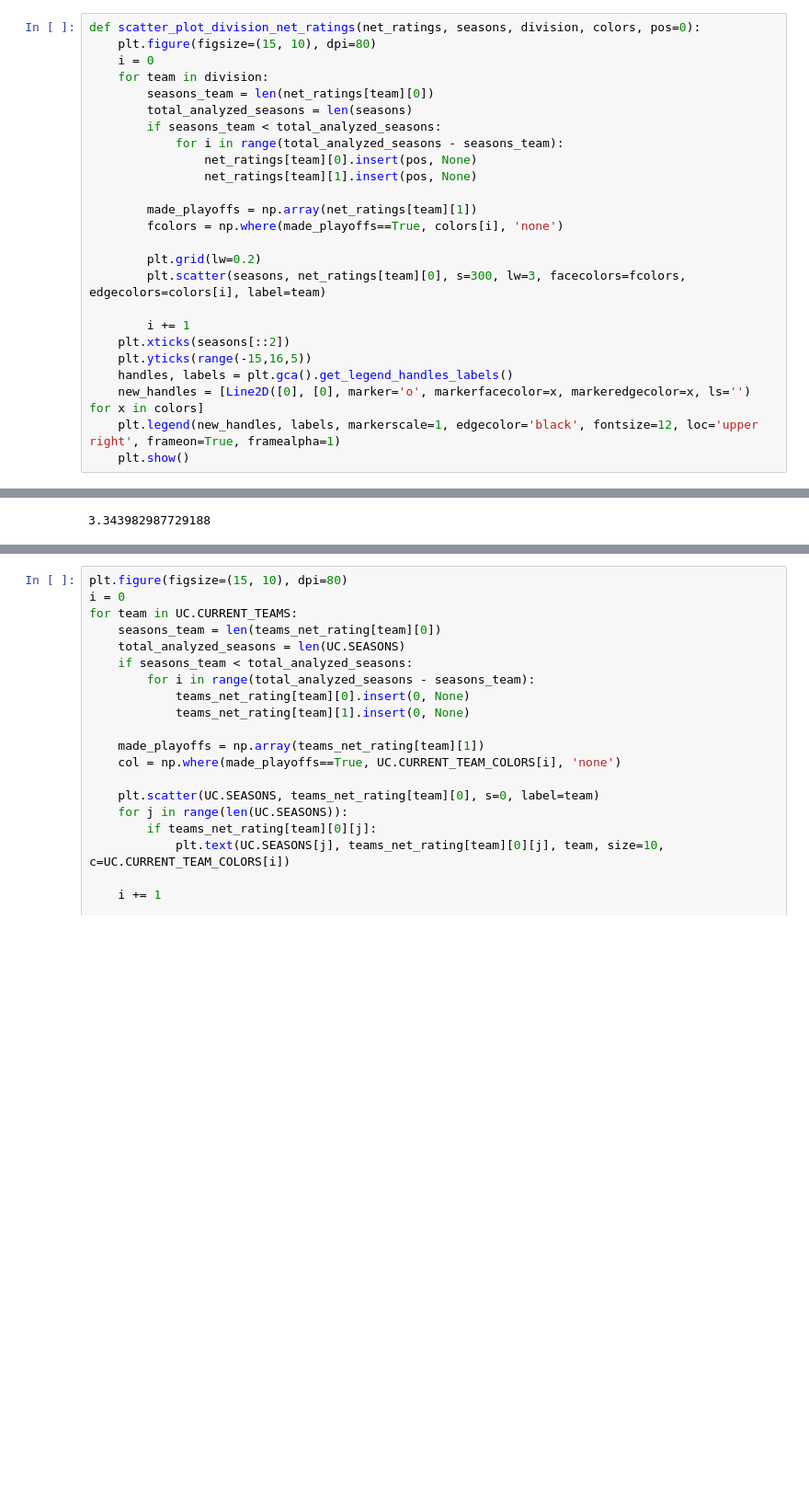
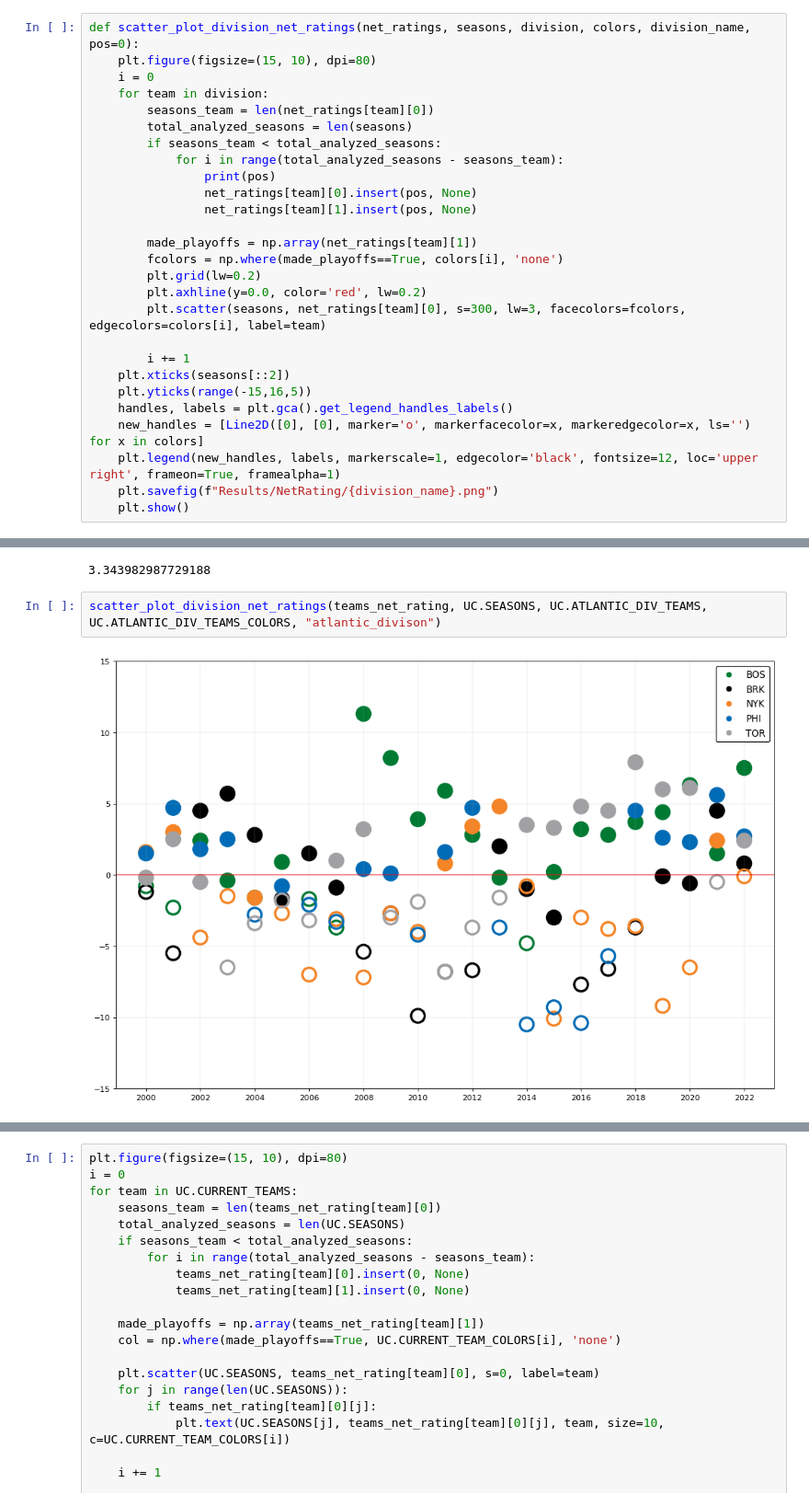
Before and after one commit to mibrahimfm/NBA-analysis, a Jupyter notebook: Net_Rating_Analysys.ipynb, the cells around one changed output, grey strips where cells are left out. Shown at 92% size. Saved outputs shown, nothing was run; the diff lists cells and outputs as text; blank space fills up the shorter version.

Commit message:
Adds net rating comparisons between eastern and western conferences

```diff
--- a/Net_Rating_Analysys.ipynb
+++ b/Net_Rating_Analysys.ipynb
@@ -8,7 +8,7 @@ import matplotlib.colors as mcolors
 from ipynb.fs.full.UtilFunctions import format_season, std
 import ipynb.fs.full.UtilCollections as UC
 # %%
-def scatter_plot_division_net_ratings(net_ratings, seasons, division, colors, pos=0):
+def scatter_plot_division_net_ratings(net_ratings, seasons, division, colors, division_name, pos=0):
     plt.figure(figsize=(15, 10), dpi=80)
     i = 0
     for team in division:
@@ -16,13 +16,14 @@ def scatter_plot_division_net_ratings(net_ratings, seasons, division, colors, po
         total_analyzed_seasons = len(seasons)
         if seasons_team < total_analyzed_seasons:
             for i in range(total_analyzed_seasons - seasons_team):
+                print(pos)
                 net_ratings[team][0].insert(pos, None)
                 net_ratings[team][1].insert(pos, None)
 
         made_playoffs = np.array(net_ratings[team][1])
         fcolors = np.where(made_playoffs==True, colors[i], 'none')
-
         plt.grid(lw=0.2)
+        plt.axhline(y=0.0, color='red', lw=0.2)
         plt.scatter(seasons, net_ratings[team][0], s=300, lw=3, facecolors=fcolors, edgecolors=colors[i], label=team)
 
         i += 1
@@ -31,6 +32,7 @@ def scatter_plot_division_net_ratings(net_ratings, seasons, division, colors, po
     handles, labels = plt.gca().get_legend_handles_labels()
     new_handles = [Line2D([0], [0], marker='o', markerfacecolor=x, markeredgecolor=x, ls='') for x in colors]
     plt.legend(new_handles, labels, markerscale=1, edgecolor='black', fontsize=12, loc='upper right', frameon=True, framealpha=1)
+    plt.savefig(f"Results/NetRating/{division_name}.png")
     plt.show()
 # %%
 def get_csvs_by_season(season):
@@ -257,3 +259,7 @@ ec_playoff_counter = list(filter(lambda x : x[0] in UC.EASTERN_CONF_TEAMS, team_
 std([p[1] for p in ec_playoff_counter])
 # %% [output]
 3.343982987729188
+# %%
+scatter_plot_division_net_ratings(teams_net_rating, UC.SEASONS, UC.ATLANTIC_DIV_TEAMS, UC.ATLANTIC_DIV_TEAMS_COLORS, "atlantic_divison")
+# %% [output]
+[figure, added]
```
Also changed, not shown: parts of 13 cells of this notebook, 6 other files.
